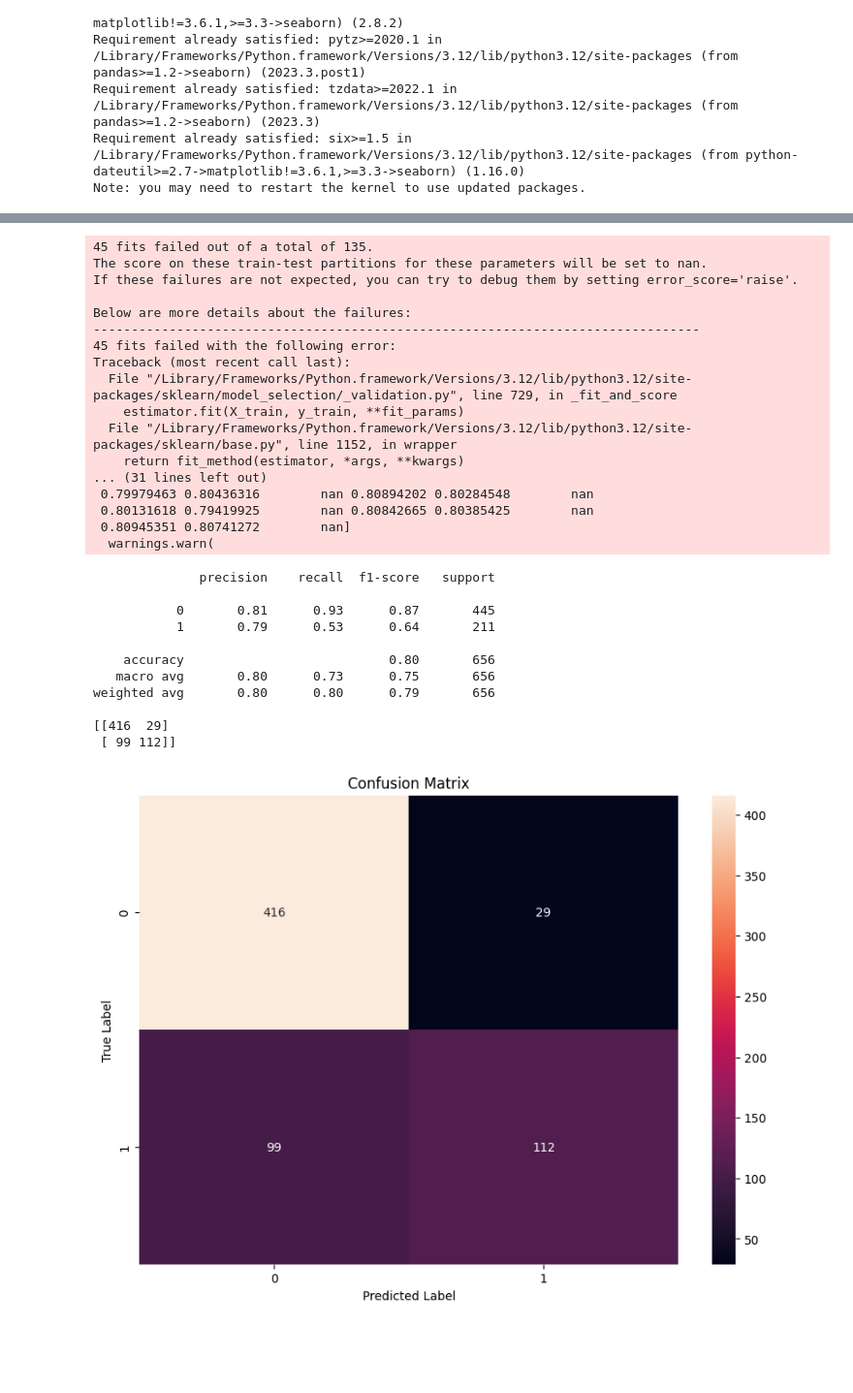
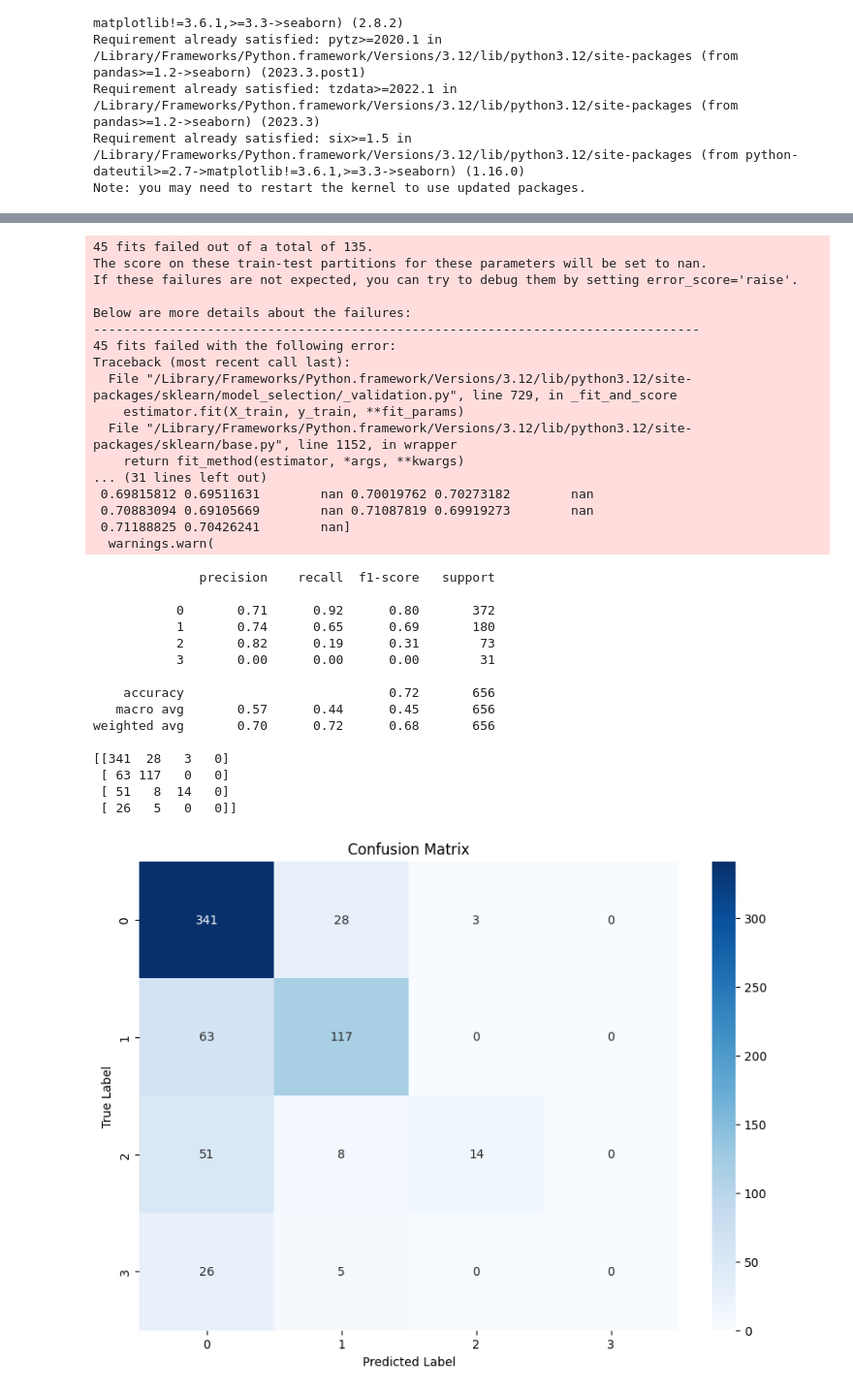
Before and after one commit to oscarfzs/comp9517-elpv, a Jupyter notebook: approach2/randomForest V3.ipynb, the cells around one changed output, grey strips where cells are left out. Shown: that part at 97% size. Cells and saved outputs as stored; diff of their text form; code cells hidden in the pictures; blank space fills up the shorter version.

```diff
--- a/approach2/randomForest V3.ipynb
+++ b/approach2/randomForest V3.ipynb
@@ -80,12 +84,19 @@ y = (proba > 0.5).astype(int)  # Convert probabilities to binary labels for clas
+# %%
+
+X = images.reshape((images.shape[0], -1))
+
+mapping = {0.0: 0,1.0: 1, 0.3333333333333333: 2, 0.6666666666666666: 3}
+res = [mapping[x] for x in proba]
+arr=np.array(res)
+y= arr.astype(int)
 # %%
-# 将类型编码为数字
+
 type_encoder = LabelEncoder()
 types_encoded = type_encoder.fit_transform(types)
 # Split the data
-X_train, X_test, y_train, y_test, types_train, types_test = train_test_split(X, y, types_encoded, test_size=0.25, random_state=42)
-
+X_train, X_test, y_train, y_test, types_train, types_test = train_test_split(X, y, types_encoded, test_size=0.25,
+                                                                             random_state=42)
 # Filter out 'mono' and 'poly' samples for separate processing
-# 假设 'mono' 编码为 0，'poly' 编码为 1
 X_train_mono = X_train[types_train == 0]
 y_train_mono = y_train[types_train == 0]
 X_test_mono = X_test[types_test == 0]
@@ -113,7 +124,7 @@ param_grid = {
 # Create and train a pipeline for 'mono' samples
 pipe_mono = Pipeline([
     ('scaler', StandardScaler()),
-    ('pca', PCA(n_components=50)),
+    ('pca', PCA(n_components=100)),
     ('classifier', RandomForestClassifier(random_state=42))
 ])
 pipe_mono.fit(X_train_mono, y_train_mono)
@@ -124,13 +135,23 @@ y_pred_mono = pipe_mono.predict(X_test_mono)
 # Create and train a pipeline for 'poly' samples
 pipe_poly = Pipeline([
     ('scaler', StandardScaler()),
-    ('pca', PCA(n_components=50)),
+    ('pca', PCA(n_components=100)),
     ('classifier', RandomForestClassifier(random_state=42))
 ])
 pipe_poly.fit(X_train_poly, y_train_poly)
 
 # Predictions and evaluation for 'poly'
 y_pred_poly = pipe_poly.predict(X_test_poly)
+
+# pipe_mono_m = Pipeline([
+#     ('scaler', StandardScaler()),
+#     ('pca', PCA(n_components=100)),
+#     ('classifier', RandomForestClassifier(random_state=42))
+# ])
+# pipe_poly.fit(m_train_mono, n_train_mono)
+#
+# # Predictions and evaluation for 'poly'
+# m_pred_mono = pipe_mono_m.predict(m_test_mono)
 # %%
 # Grid search with cross-validation
 grid_search = GridSearchCV(pipe, param_grid, cv=5)
@@ -142,7 +163,7 @@ best_model = grid_search.best_estimator_
 # Predictions
 y_pred = best_model.predict(X_test)
 
-# 计算准确度
+# accounting accuracy
 accuracy = accuracy_score(y_test, y_pred)
 # %% [output]
 45 fits failed out of a total of 135.
@@ -158,48 +179,50 @@ Traceback (most recent call last):
   File "/Library/Frameworks/Python.framework/Versions/3.12/lib/python3.12/site-packages/sklearn/base.py", line 1152, in wrapper
     return fit_method(estimator, *args, **kwargs)
 ... (31 lines left out)
- 0.79979463 0.80436316        nan 0.80894202 0.80284548        nan
- 0.80131618 0.79419925        nan 0.80842665 0.80385425        nan
- 0.80945351 0.80741272        nan]
+ 0.69815812 0.69511631        nan 0.70019762 0.70273182        nan
+ 0.70883094 0.69105669        nan 0.71087819 0.69919273        nan
+ 0.71188825 0.70426241        nan]
   warnings.warn(
 # %%
-# Evaluation
 print(classification_report(y_test, y_pred))
 print(confusion_matrix(y_test, y_pred))
-
 # Plotting confusion matrix
 plt.figure(figsize=(10, 7))
-sns.heatmap(confusion_matrix(y_test, y_pred), annot=True, fmt='d')
+sns.heatmap(confusion_matrix(y_test, y_pred), cmap='Blues', linecolor='white', annot=True, fmt='d')
 plt.title('Confusion Matrix')
 plt.ylabel('True Label')
 plt.xlabel('Predicted Label')
+plt.setp(ax.get_xticklabels(), rotation=45, ha="right",
+         rotation_mode="anchor")
 plt.show()
 
-# 打印准确度
 print(f"Accuracy on Test Set: {accuracy:.2f}")
 
 print("Classification Report for Mono:")
 print(classification_report(y_test_mono, y_pred_mono))
 print("Confusion Matrix for Mono:")
 print(confusion_matrix(y_test_mono, y_pred_mono))
 print("Accuracy for Mono: {:.2f}%".format(100 * accuracy_score(y_test_mono, y_pred_mono)))
 
-
 print("\nClassification Report for Poly:")
 print(classification_report(y_test_poly, y_pred_poly))
 print("Confusion Matrix for Poly:")
 print(confusion_matrix(y_test_poly, y_pred_poly))
 print("Accuracy for Poly: {:.2f}%".format(100 * accuracy_score(y_test_poly, y_pred_poly)))
 # %% [output]
               precision    recall  f1-score   support
 
-           0       0.81      0.93      0.87       445
-           1       0.79      0.53      0.64       211
+           0       0.71      0.92      0.80       372
+           1       0.74      0.65      0.69       180
+           2       0.82      0.19      0.31        73
+           3       0.00      0.00      0.00        31
 
-    accuracy                           0.80       656
-   macro avg       0.80      0.73      0.75       656
-weighted avg       0.80      0.80      0.79       656
+    accuracy                           0.72       656
+   macro avg       0.57      0.44      0.45       656
+weighted avg       0.70      0.72      0.68       656
 
-[[416  29]
- [ 99 112]]
+[[341  28   3   0]
+ [ 63 117   0   0]
+ [ 51   8  14   0]
+ [ 26   5   0   0]]
-[figure, old version]
+[figure, new version]
```
Also changed, not shown: parts of 4 cells of this notebook, 5 other files.
